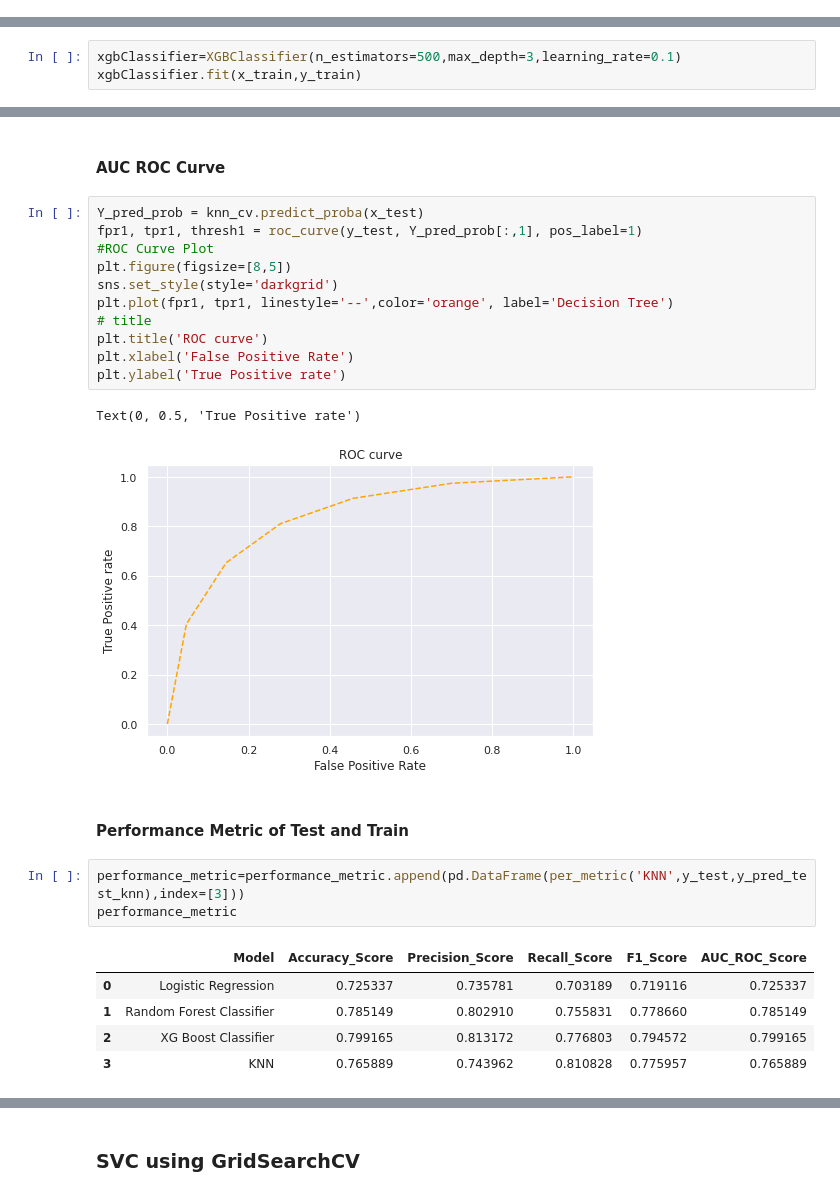
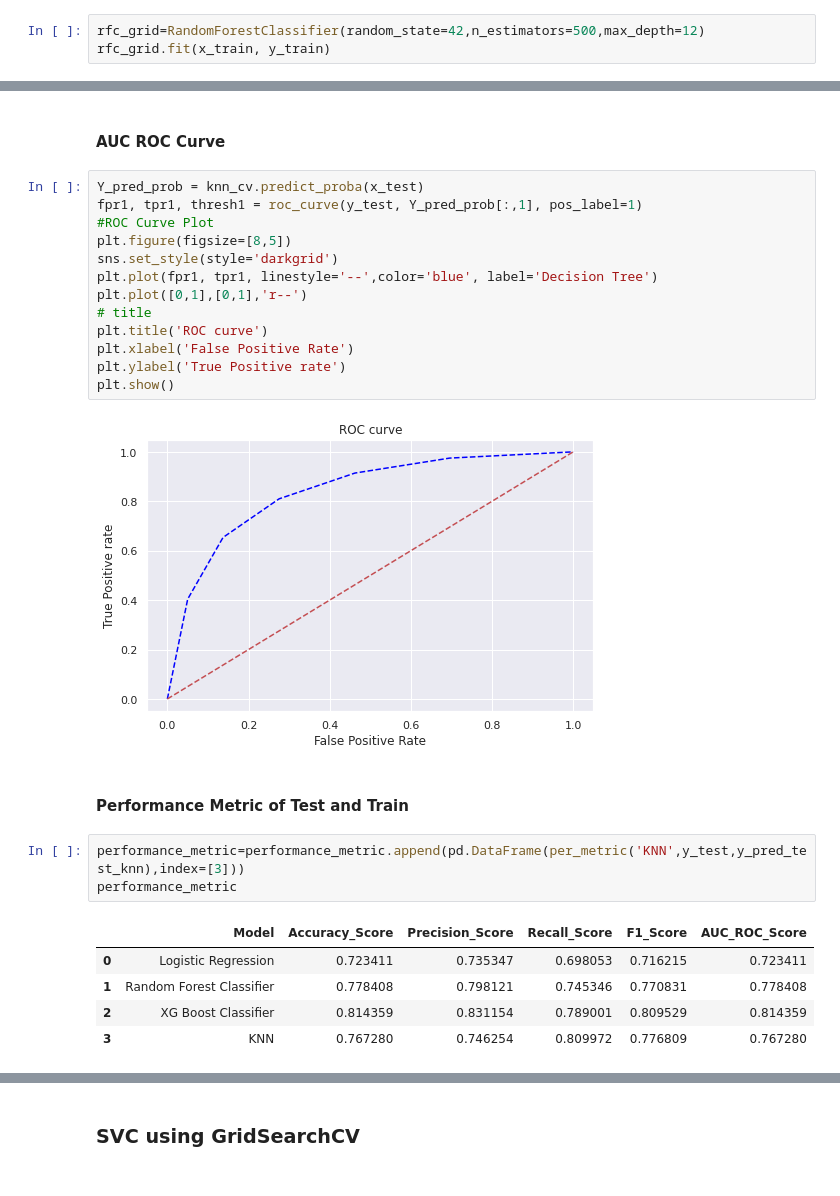
Before and after one commit to scharu07/Capstone-Project---Credit-Card-Default-Prediction-, a Jupyter notebook: Credit_Card_Default_Prediction_Capstone_Project.ipynb, the cells around one changed output, grey strips where cells are left out. Cells and saved outputs as stored; diff of their text form.

```diff
--- a/Credit_Card_Default_Prediction_Capstone_Project.ipynb
+++ b/Credit_Card_Default_Prediction_Capstone_Project.ipynb
@@ -735,3 +742,6 @@ print(rfc_grid.best_params_)
 print(rfc_grid.best_score_)
 # %% [output]
 0.7815259521961059
+# %%
+rfc_grid=RandomForestClassifier(random_state=42,n_estimators=500,max_depth=12)
+rfc_grid.fit(x_train, y_train)
@@ -905,6 +931,3 @@ print(xgbClassifier.best_params_)
 print(xgbClassifier.best_score_)
 # %% [output]
 0.8200204615359405
-# %%
-xgbClassifier=XGBClassifier(n_estimators=500,max_depth=3,learning_rate=0.1)
-xgbClassifier.fit(x_train,y_train)
@@ -1026,17 +1069,18 @@ plt.show()
 # %%
 Y_pred_prob = knn_cv.predict_proba(x_test)
 fpr1, tpr1, thresh1 = roc_curve(y_test, Y_pred_prob[:,1], pos_label=1)
 #ROC Curve Plot
 plt.figure(figsize=[8,5])
 sns.set_style(style='darkgrid')
-plt.plot(fpr1, tpr1, linestyle='--',color='orange', label='Decision Tree')
+plt.plot(fpr1, tpr1, linestyle='--',color='blue', label='Decision Tree')
+plt.plot([0,1],[0,1],'r--')
 # title
 plt.title('ROC curve')
 plt.xlabel('False Positive Rate')
 plt.ylabel('True Positive rate')
+plt.show()
 # %% [output]
-Text(0, 0.5, 'True Positive rate')
-[figure, old version]
+[figure, new version]
 # %% [markdown]
 #### Performance Metric of Test and Train
 # %%
@@ -1044,10 +1088,10 @@ performance_metric=performance_metric.append(pd.DataFrame(per_metric('KNN',y_tes
 performance_metric
 # %% [output]
 |  | Model | Accuracy_Score | Precision_Score | Recall_Score | F1_Score | AUC_ROC_Score |
-| 0 | Logistic Regression | 0.725337 | 0.735781 | 0.703189 | 0.719116 | 0.725337 |
-| 1 | Random Forest Classifier | 0.785149 | 0.802910 | 0.755831 | 0.778660 | 0.785149 |
-| 2 | XG Boost Classifier | 0.799165 | 0.813172 | 0.776803 | 0.794572 | 0.799165 |
-| 3 | KNN | 0.765889 | 0.743962 | 0.810828 | 0.775957 | 0.765889 |
+| 0 | Logistic Regression | 0.723411 | 0.735347 | 0.698053 | 0.716215 | 0.723411 |
+| 1 | Random Forest Classifier | 0.778408 | 0.798121 | 0.745346 | 0.770831 | 0.778408 |
+| 2 | XG Boost Classifier | 0.814359 | 0.831154 | 0.789001 | 0.809529 | 0.814359 |
+| 3 | KNN | 0.767280 | 0.746254 | 0.809972 | 0.776809 | 0.767280 |
 # %%
 performance_metric_train=performance_metric_train.append(pd.DataFrame(per_metric('KNN',y_train,y_pred_train_knn),index=[3]))
 performance_metric_train
```
Also changed, not shown: parts of 68 cells of this notebook.
